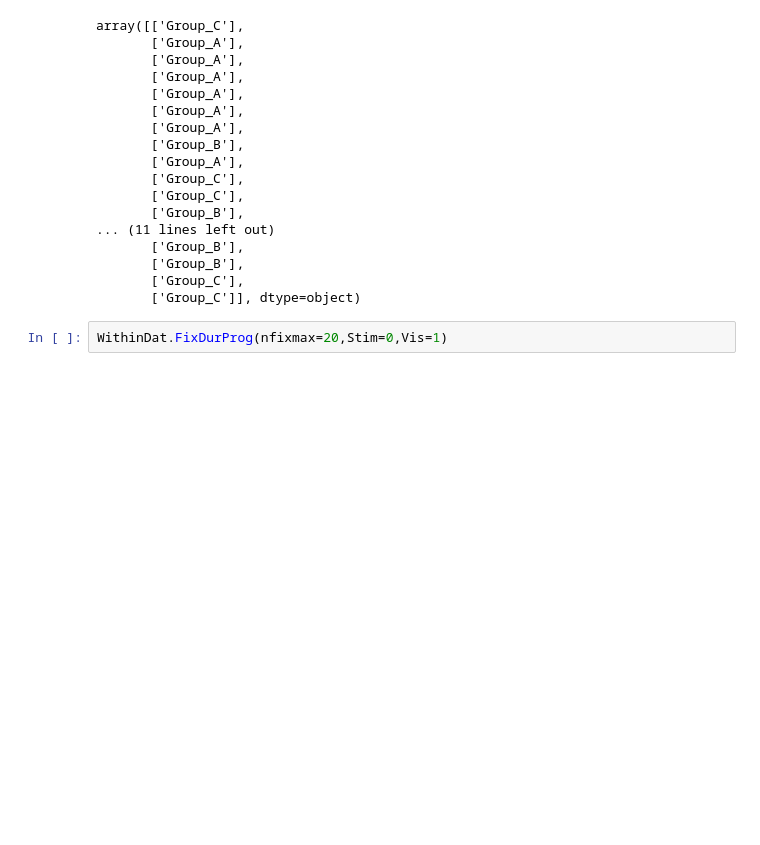
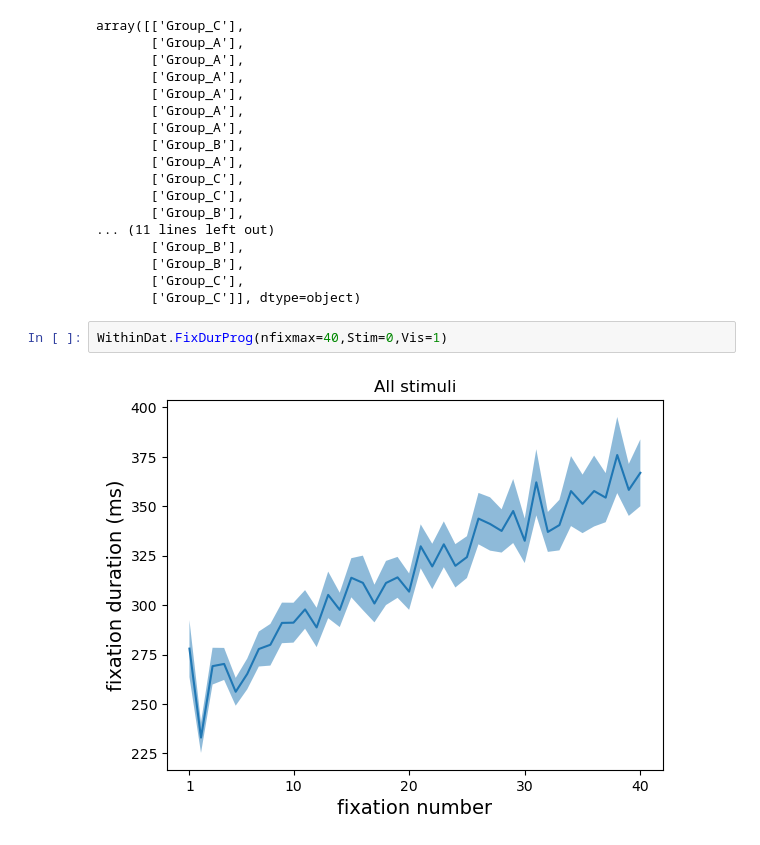
Before and after one commit to jozsarato/PyEyeSim, a Jupyter notebook: Notebooks/PyEyeSimDemo.ipynb, the cells around one changed output. Drawn from its saved outputs; the diff is of its cells as text; blank space fills up the shorter version.

Commit message:
plot updates

```diff
--- a/Notebooks/PyEyeSimDemo.ipynb
+++ b/Notebooks/PyEyeSimDemo.ipynb
@@ -687,8 +687,10 @@ array([['Group_C'],
        ['Group_B'],
        ['Group_C'],
        ['Group_C']], dtype=object)
-# %%
-WithinDat.FixDurProg(nfixmax=20,Stim=0,Vis=1)
+# %%
+WithinDat.FixDurProg(nfixmax=40,Stim=0,Vis=1)
+# %% [output]
+[figure, added]
 # %%
 WithinDat.FixDurProgGroups('Group',nfixmax=20)
 # %% [output]
```
Also changed, not shown: parts of 5 cells of this notebook, 1 other file.
